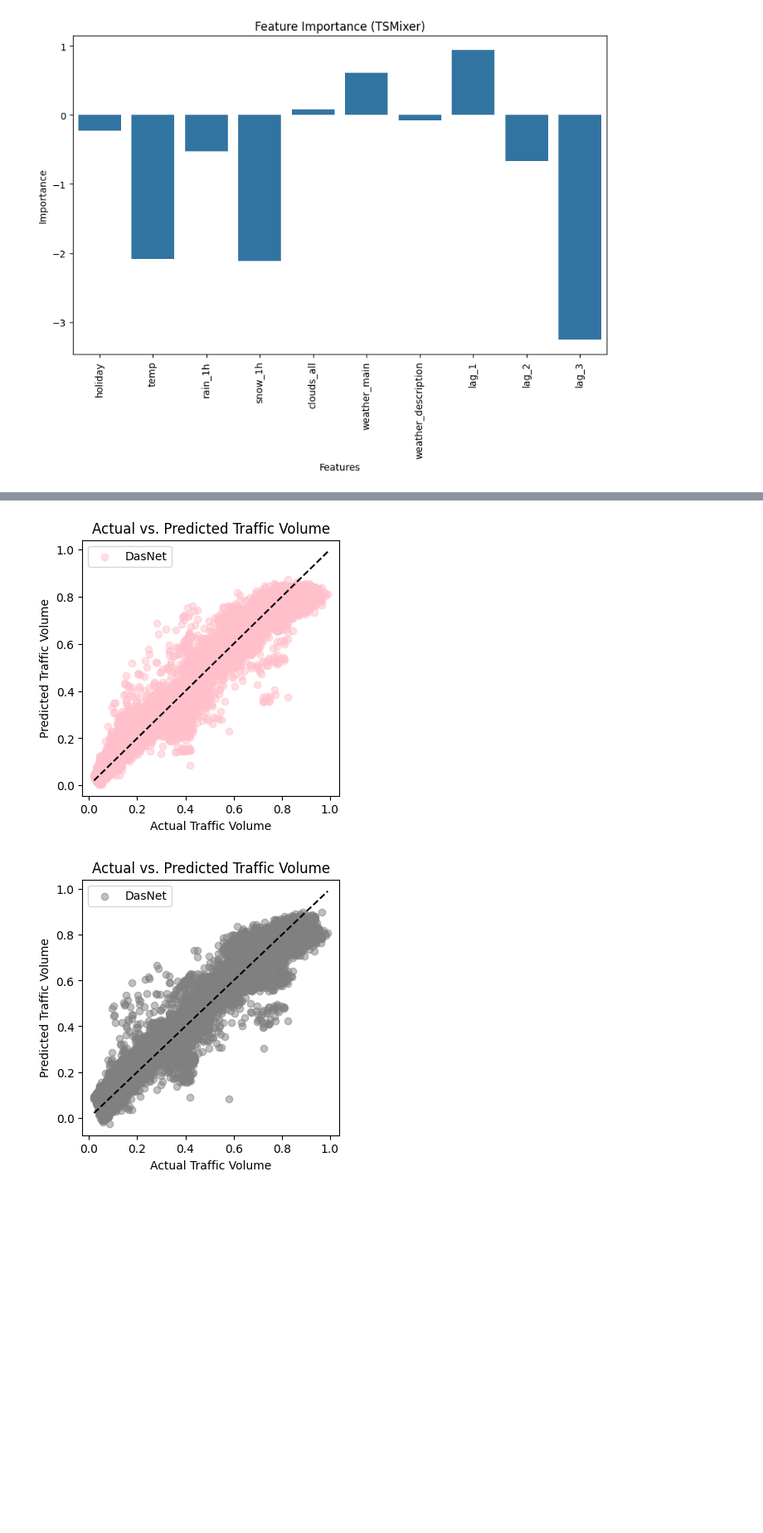
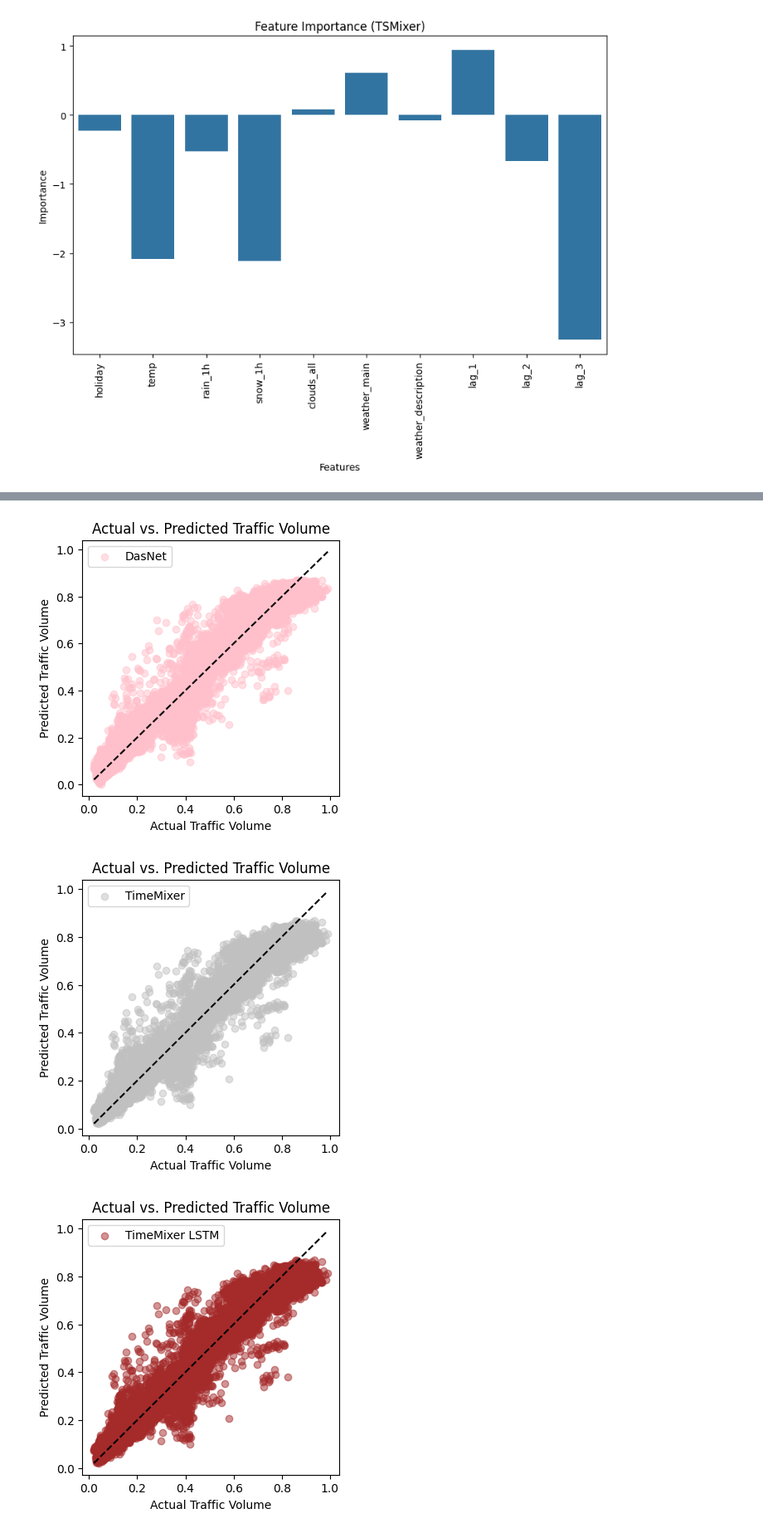
Before and after one commit to dr-mushtaq/Research-Work, a Jupyter notebook: Traffic_Prediction_System_2.ipynb, the cells around one changed output, grey strips where cells are left out. Shown at 83% size. Cells and saved outputs as stored; diff of their text form; code cells hidden in the pictures; blank space fills up the shorter version.

```diff
--- a/Traffic_Prediction_System_2.ipynb
+++ b/Traffic_Prediction_System_2.ipynb
@@ -523,12 +731,12 @@ y_pred_Dasnet_LSTM = model(X_test_tensor).detach().numpy() # Pass the tensor to
 # ========================
 hybrid_model.eval()
 with torch.no_grad():
-    y_test_pred = hybrid_model(X_test_torch).squeeze().numpy()
+    # Reshape X_test_torch to 3D for LSTM
+    y_test_pred = hybrid_model(X_test_torch.squeeze(1)).squeeze().numpy()  # Remove extra dimension
 
 # Inverse transform predictions
 y_test_pred_inv = traffic_scaler.inverse_transform(y_test_pred.reshape(-1, 1)).flatten()
 y_test_actual_inv = traffic_scaler.inverse_transform(y_test_torch.numpy().reshape(-1, 1)).flatten()
-
 # Metrics calculation
 def mean_absolute_percentage_error(y_true, y_pred):
     non_zero_indices = y_true != 0  # Avoid division by zero
@@ -550,7 +758,8 @@ metrics_tsmixer = evaluate_model(y_test_actual_inv, y_pred_tsmixer)
 metrics_knn_lstm = evaluate_model(y_test_actual_inv, y_pred_knn_lstm)
 metrics_dasnet = evaluate_model(y_test_actual_inv, y_pred_actual_Dasnet)
 metrics_dasnet_lstm=evaluate_model(y_test_actual_inv,y_pred_Dasnet_LSTM)
-
+metrics_TimeMixer=evaluate_model(y_test_actual_inv,y_pred_TimeMixer)
+metrics_TimeMixer_LSTM=evaluate_model(y_test_actual_inv,y_pred_TimeMixer_LSTM)
 
 # PrettyTable for Model Comparison
 table = PrettyTable()
@@ -559,9 +768,11 @@ table.add_row(["LSTM", *metrics_lstm])
 table.add_row(["ARIMA", *metrics_arima])
 table.add_row(["TSMixer", *metrics_tsmixer])
 table.add_row(["Hybrid LSTM-TSMixer", *metrics_hybrid])
-table.add_row(["KNN-LSTM", *metrics_knn_lstm])
+table.add_row(["Hybrid KNN-LSTM", *metrics_knn_lstm])
 table.add_row(["DasNet",*metrics_dasnet])
 table.add_row(["Hybrid DasNet LSTM",*metrics_dasnet_lstm])
+table.add_row(["TimeMixer",*metrics_TimeMixer])
+table.add_row(["Hybrid TimeMixer-LSTM",*metrics_TimeMixer_LSTM])
 
 print(table)
 # %% [output]
@@ -714,11 +939,21 @@ plt.ylabel("Predicted Traffic Volume")
 plt.show()
 
 plt.figure(figsize=(4, 4))
-plt.scatter(y_test, y_pred_Dasnet_LSTM, alpha=0.5, label="DasNet", color='grey')
+plt.scatter(y_test, y_pred_TimeMixer, alpha=0.5, label="TimeMixer", color='silver')
 plt.plot([min(y_test), max(y_test)], [min(y_test), max(y_test)], linestyle='--', color='black')  # Ideal fit line
 plt.legend()
 plt.title("Actual vs. Predicted Traffic Volume")
 plt.xlabel("Actual Traffic Volume")
 plt.ylabel("Predicted Traffic Volume")
 plt.show()
+
+
+plt.figure(figsize=(4, 4))
+plt.scatter(y_test, y_pred_TimeMixer_LSTM, alpha=0.5, label="TimeMixer LSTM", color='brown')
+plt.plot([min(y_test), max(y_test)], [min(y_test), max(y_test)], linestyle='--', color='black')  # Ideal fit line
+plt.legend()
+plt.title("Actual vs. Predicted Traffic Volume")
+plt.xlabel("Actual Traffic Volume")
+plt.ylabel("Predicted Traffic Volume")
+plt.show()
 # %% [output]
@@ -729,2 +964,3 @@ plt.show()
-[figure, old version]
+[figure, new version]
-[figure, old version]
+[figure, new version]
+[figure, added]
```
Also changed, not shown: parts of 13 cells of this notebook.
